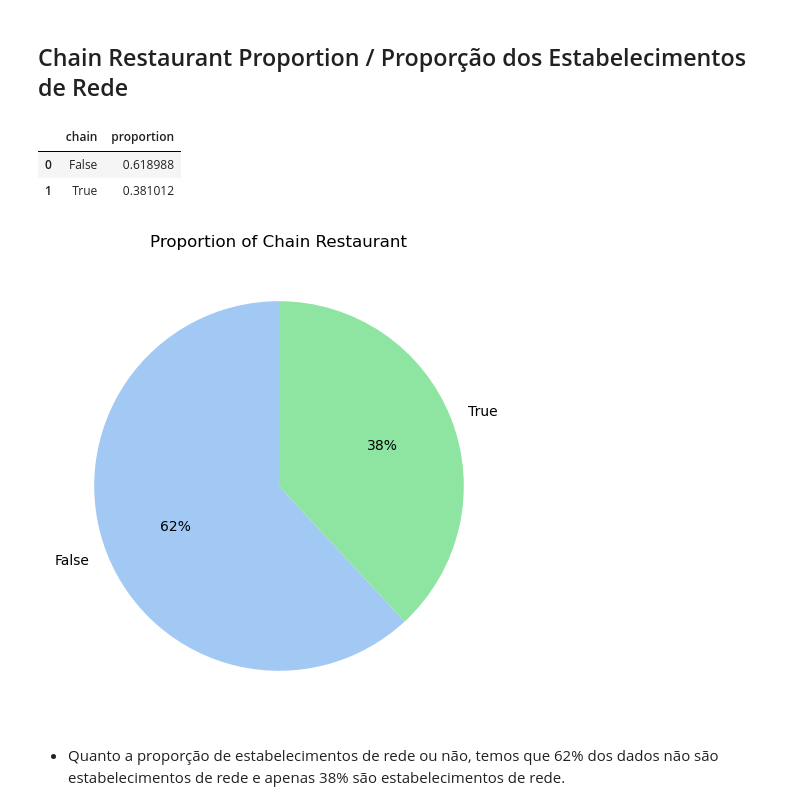
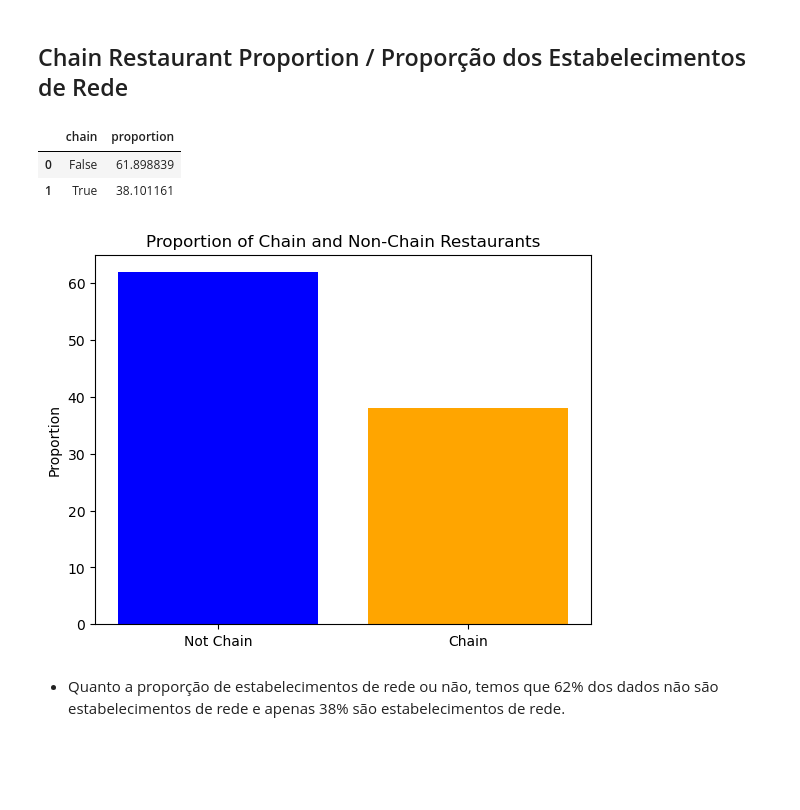
Before and after one commit to RafaelGenari/Bootcamp-Project-Report_History_with_Data, a Jupyter notebook: Notebooks/EDA.ipynb, the cells around one changed output. Saved outputs shown, nothing was run; the diff lists cells and outputs as text; code cells hidden in the pictures; blank space fills up the shorter version.

```diff
--- a/Notebooks/EDA.ipynb
+++ b/Notebooks/EDA.ipynb
@@ -104,20 +104,22 @@ plt.show();
 ## Chain Restaurant Proportion / Proporção dos Estabelecimentos de Rede
 # %%
 chain_proportion = rest_log['chain'].value_counts(normalize=True).reset_index() # creating a dataframe with the proportions of each type of object (chain or not) / criando um dataframe com proporções de cada tipo de objeto (rede ou não)
+chain_proportion['proportion'] = chain_proportion['proportion']*100
 chain_proportion
 # %% [output]
 |  | chain | proportion |
-| 0 | False | 0.618988 |
-| 1 | True | 0.381012 |
+| 0 | False | 61.898839 |
+| 1 | True | 38.101161 |
 # %%
 # graphic with the proportions of each type of object (chain or not) / gráfico com proporções de cada tipo de objeto (rede ou não)
+labels = ['Not Chain', 'Chain']
 
-plt.figure(figsize = (8,6))
-plt.pie(chain_proportion['proportion'], labels = chain_proportion['chain'], autopct='%1.0f%%' , startangle = 90 , colors=sns.color_palette('pastel6'))
-plt.title('Proportion of Chain Restaurant')
+plt.bar(labels, chain_proportion['proportion'], color=['blue', 'orange'])
+plt.title('Proportion of Chain and Non-Chain Restaurants')
+plt.ylabel('Proportion')
 plt.show();
 # %% [output]
-[figure, old version]
+[figure, new version]
 # %% [markdown]
 - Quanto a proporção de estabelecimentos de rede ou não, temos que 62% dos dados não são estabelecimentos de rede e apenas 38% são estabelecimentos de rede.
 # %% [markdown]
```
Also changed, not shown: parts of 13 cells of this notebook.
